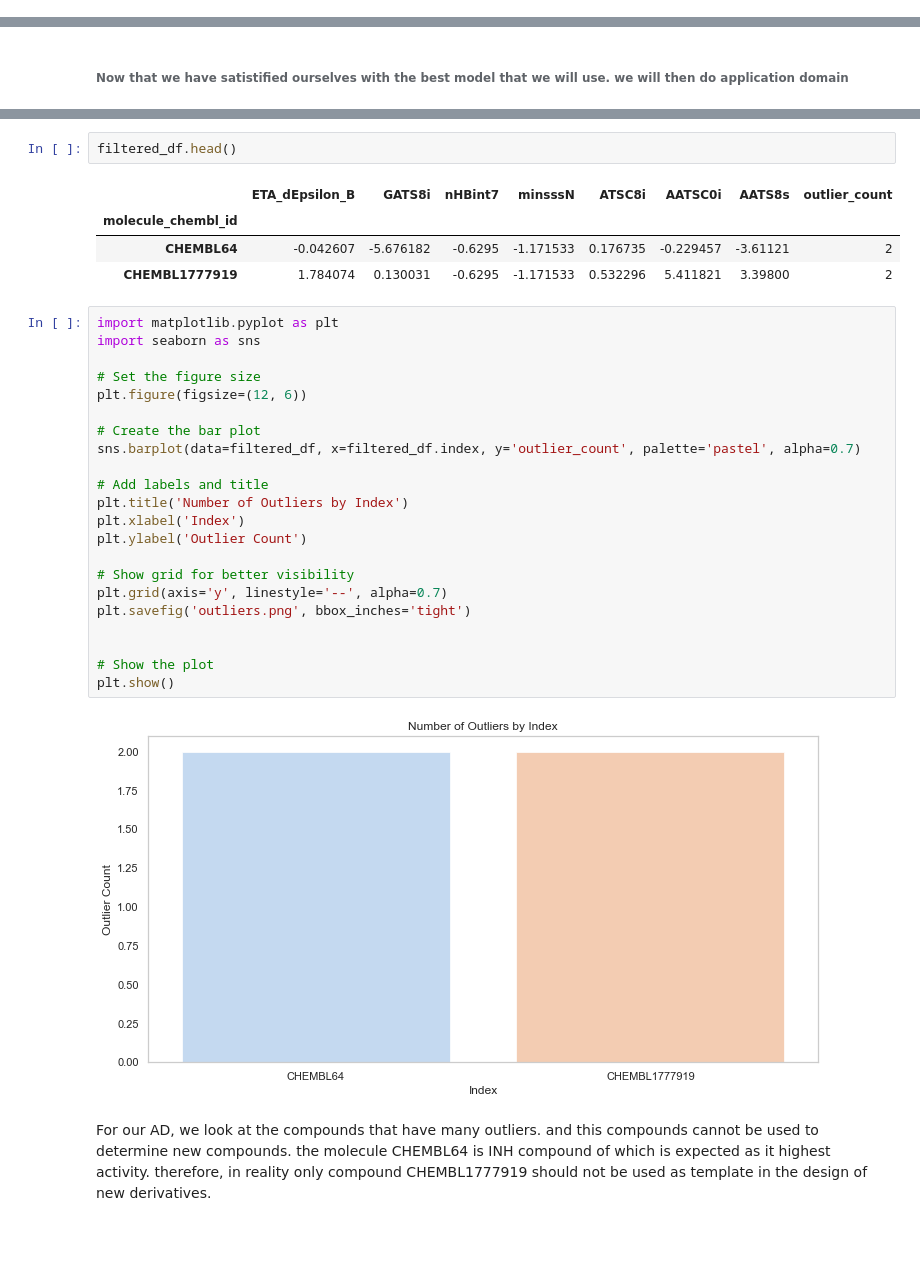
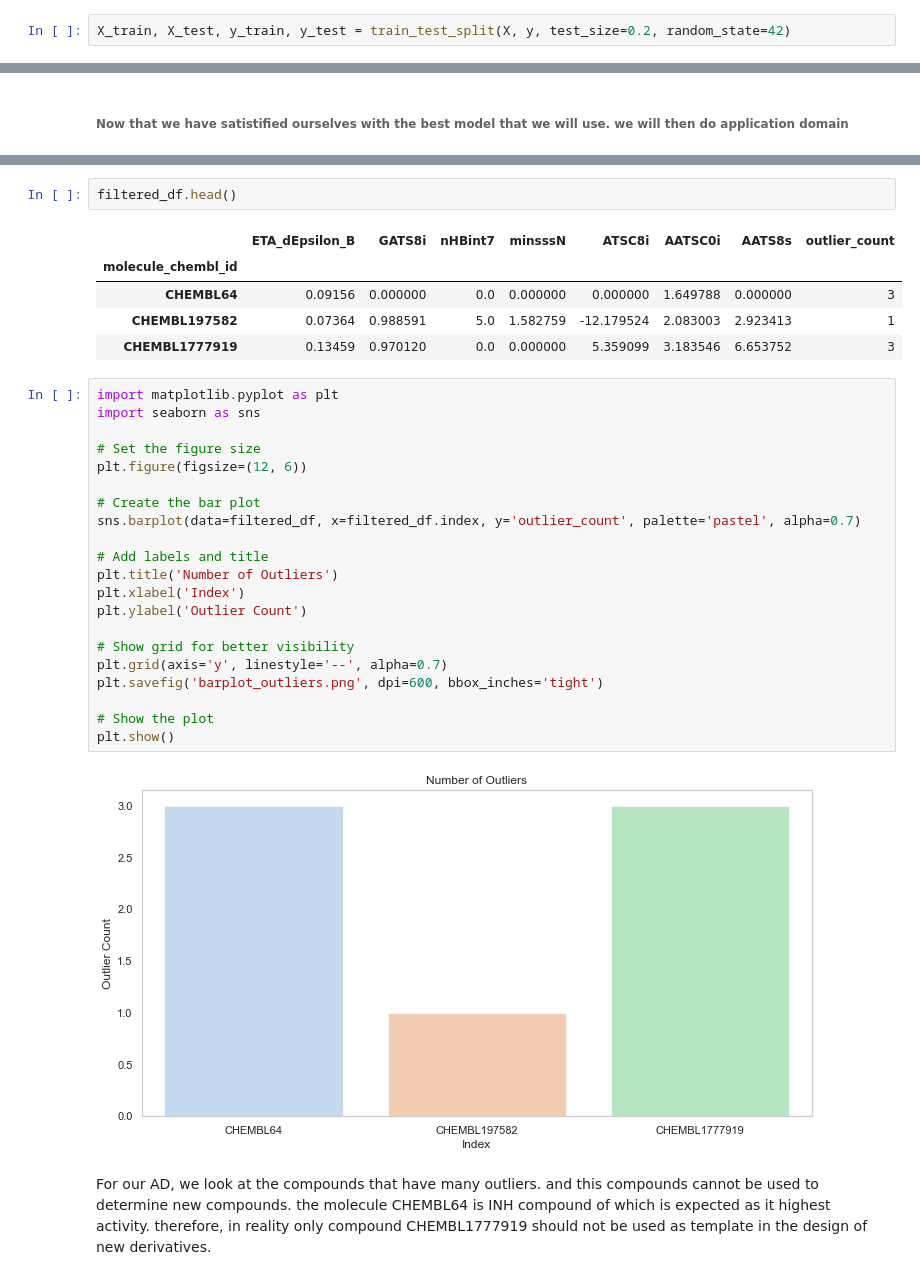
Before and after one commit to jt-ts-810/study1, a Jupyter notebook: classification final.ipynb, the cells around one changed output, grey strips where cells are left out. Drawn from its saved outputs; the diff is of its cells as text; blank space fills up the shorter version.

```diff
--- a/classification final.ipynb
+++ b/classification final.ipynb
@@ -875,6 +885,8 @@ lr = LogisticRegression(max_iter=200)
 lr.fit(X_train_res, y_train_res)
 # %% [output]
 LogisticRegression(max_iter=200)
+# %%
+X_train, X_test, y_train, y_test = train_test_split(X, y, test_size=0.2, random_state=42)
 # %%
 from sklearn.metrics import roc_curve, roc_auc_score
 
@@ -1000,32 +1012,32 @@ filtered_df.head()
 # %% [output]
 |  | ETA_dEpsilon_B | GATS8i | nHBint7 | minsssN | ATSC8i | AATSC0i | AATS8s | outlier_count |
 | molecule_chembl_id |  |  |  |  |  |  |  |  |
-| CHEMBL64 | -0.042607 | -5.676182 | -0.6295 | -1.171533 | 0.176735 | -0.229457 | -3.61121 | 2 |
-| CHEMBL1777919 | 1.784074 | 0.130031 | -0.6295 | -1.171533 | 0.532296 | 5.411821 | 3.39800 | 2 |
+| CHEMBL64 | 0.09156 | 0.000000 | 0.0 | 0.000000 | 0.000000 | 1.649788 | 0.000000 | 3 |
+| CHEMBL197582 | 0.07364 | 0.988591 | 5.0 | 1.582759 | -12.179524 | 2.083003 | 2.923413 | 1 |
+| CHEMBL1777919 | 0.13459 | 0.970120 | 0.0 | 0.000000 | 5.359099 | 3.183546 | 6.653752 | 3 |
 # %%
 import matplotlib.pyplot as plt
 import seaborn as sns
 
 # Set the figure size
 plt.figure(figsize=(12, 6))
 
 # Create the bar plot
 sns.barplot(data=filtered_df, x=filtered_df.index, y='outlier_count', palette='pastel', alpha=0.7)
 
 # Add labels and title
-plt.title('Number of Outliers by Index')
+plt.title('Number of Outliers')
 plt.xlabel('Index')
 plt.ylabel('Outlier Count')
 
 # Show grid for better visibility
 plt.grid(axis='y', linestyle='--', alpha=0.7)
-plt.savefig('outliers.png', bbox_inches='tight')
-
+plt.savefig('barplot_outliers.png', dpi=600, bbox_inches='tight')
 
 # Show the plot
 plt.show()
 # %% [output]
-[figure, old version]
+[figure, new version]
 # %% [markdown]
 For our AD, we look at the compounds that have many outliers. and this compounds cannot be used to determine new compounds. the molecule CHEMBL64 is INH compound of which is expected as it highest activity. therefore, in reality only compound CHEMBL1777919 should not be used as template in the design of new derivatives.
 # %% [markdown]
```
Also changed, not shown: parts of 22 cells of this notebook.
